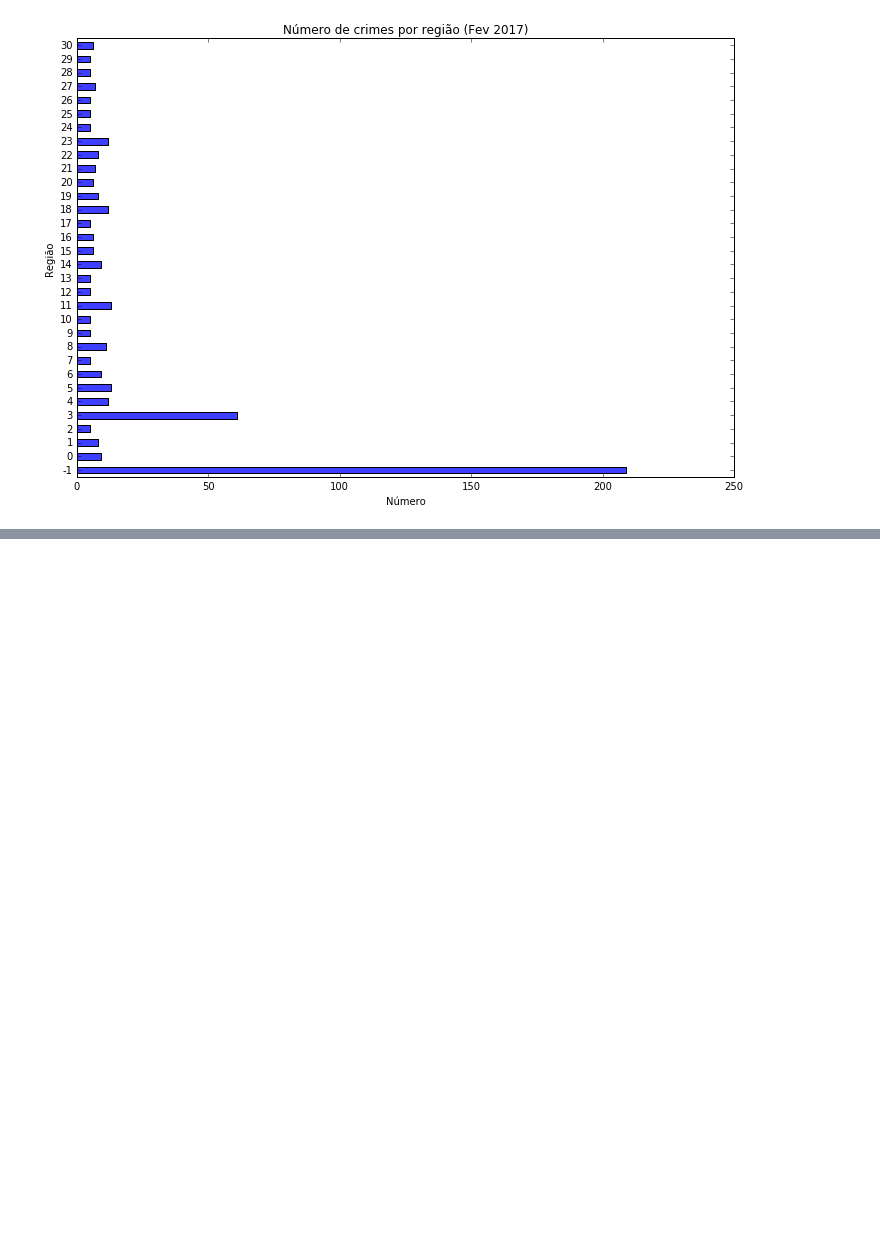
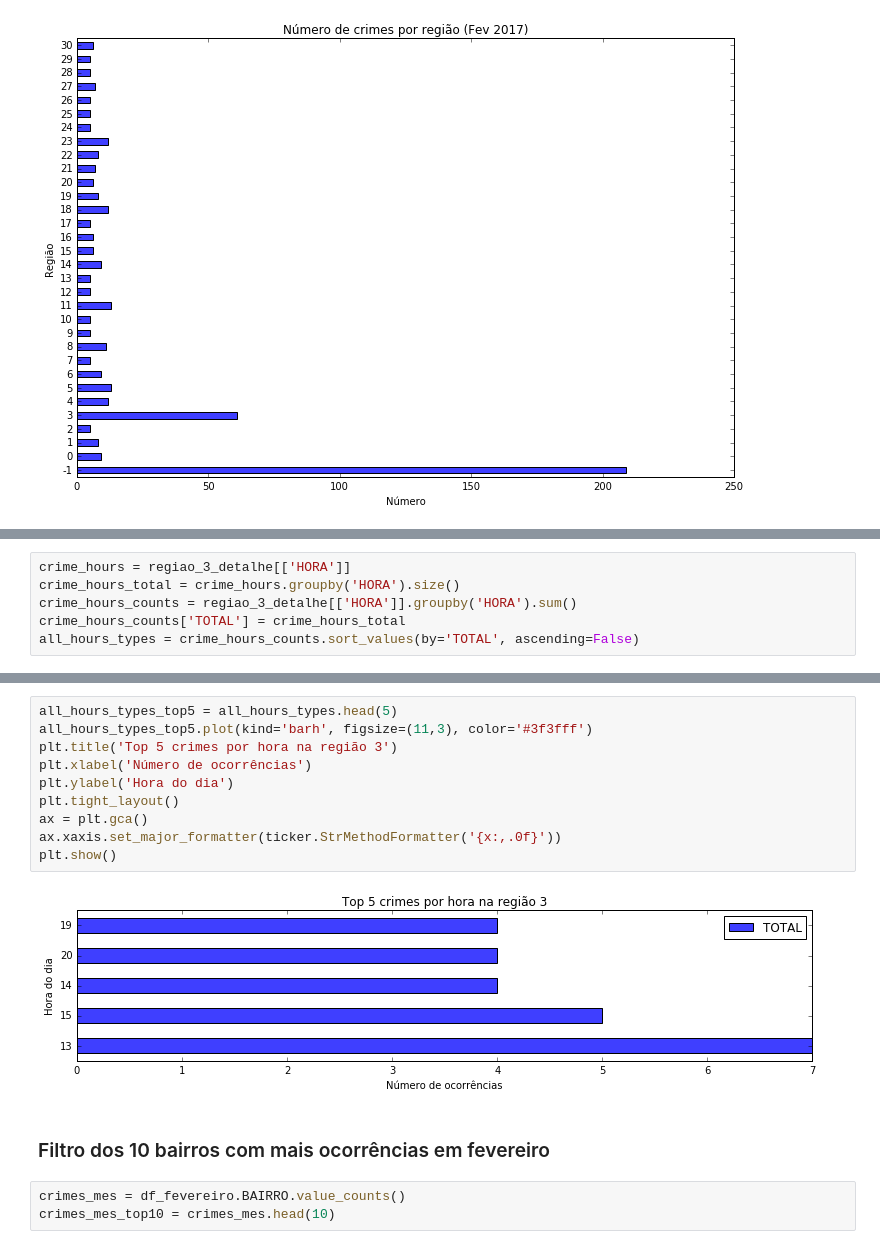
Before and after one commit to netodeolino/TCC, a Jupyter notebook: TCC 02/Resultados/Fevereiro/Fevereiro.ipynb, the cells around one changed output, grey strips where cells are left out. Cells and saved outputs as stored; diff of their text form; blank space fills up the shorter version.

```diff
--- a/TCC 02/Resultados/Fevereiro/Fevereiro.ipynb
+++ b/TCC 02/Resultados/Fevereiro/Fevereiro.ipynb
@@ -82,0 +166,6 @@ plt.show()
+# %%
+crime_hours = regiao_3_detalhe[['HORA']]
+crime_hours_total = crime_hours.groupby('HORA').size()
+crime_hours_counts = regiao_3_detalhe[['HORA']].groupby('HORA').sum()
+crime_hours_counts['TOTAL'] = crime_hours_total
+all_hours_types = crime_hours_counts.sort_values(by='TOTAL', ascending=False)
@@ -82,0 +182,17 @@ plt.show()
+# %%
+all_hours_types_top5 = all_hours_types.head(5)
+all_hours_types_top5.plot(kind='barh', figsize=(11,3), color='#3f3fff')
+plt.title('Top 5 crimes por hora na região 3')
+plt.xlabel('Número de ocorrências')
+plt.ylabel('Hora do dia')
+plt.tight_layout()
+ax = plt.gca()
+ax.xaxis.set_major_formatter(ticker.StrMethodFormatter('{x:,.0f}'))
+plt.show()
+# %% [output]
+[figure, added]
+# %% [markdown]
+### Filtro dos 10 bairros com mais ocorrências em fevereiro
+# %%
+crimes_mes = df_fevereiro.BAIRRO.value_counts()
+crimes_mes_top10 = crimes_mes.head(10)
```
Also changed, not shown: parts of 20 cells of this notebook, 3 other files.
